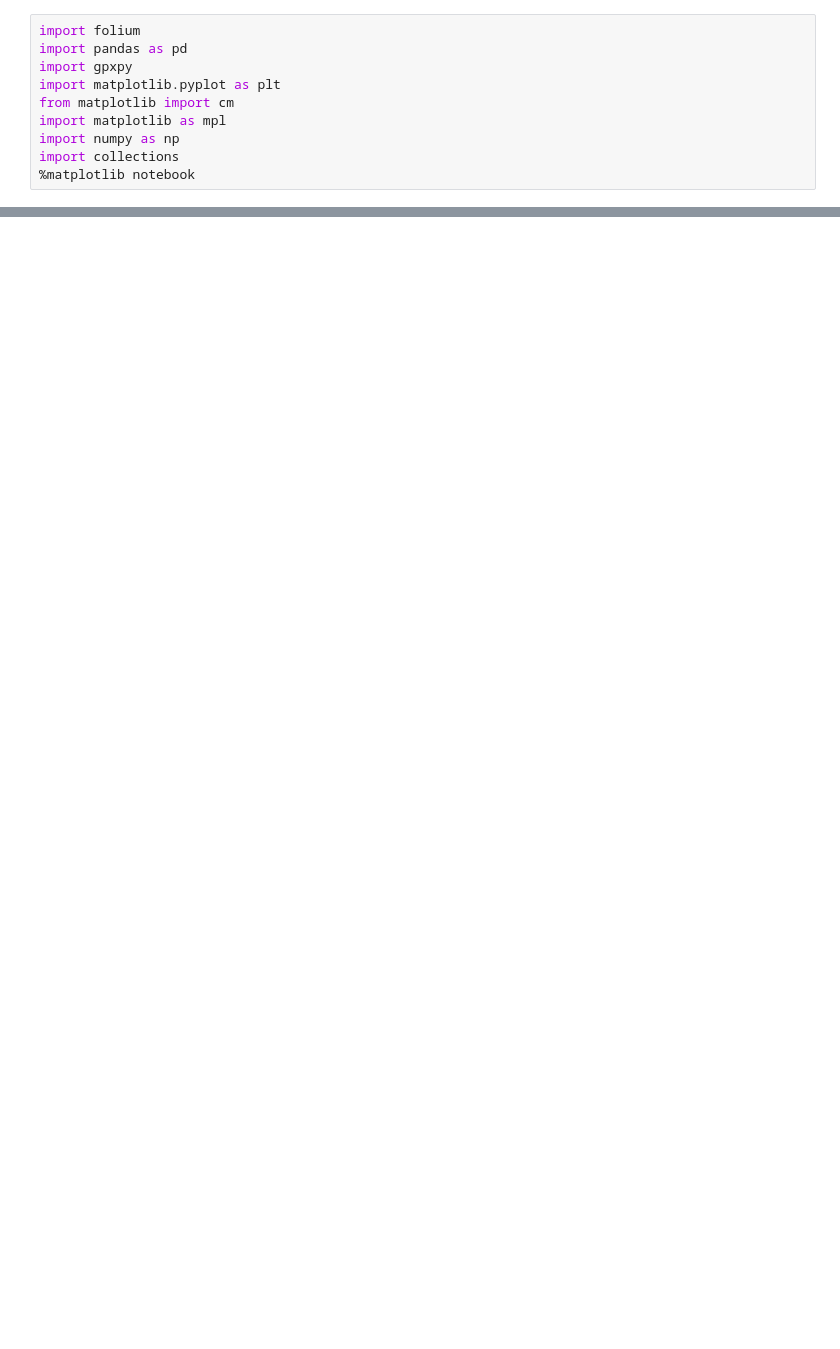
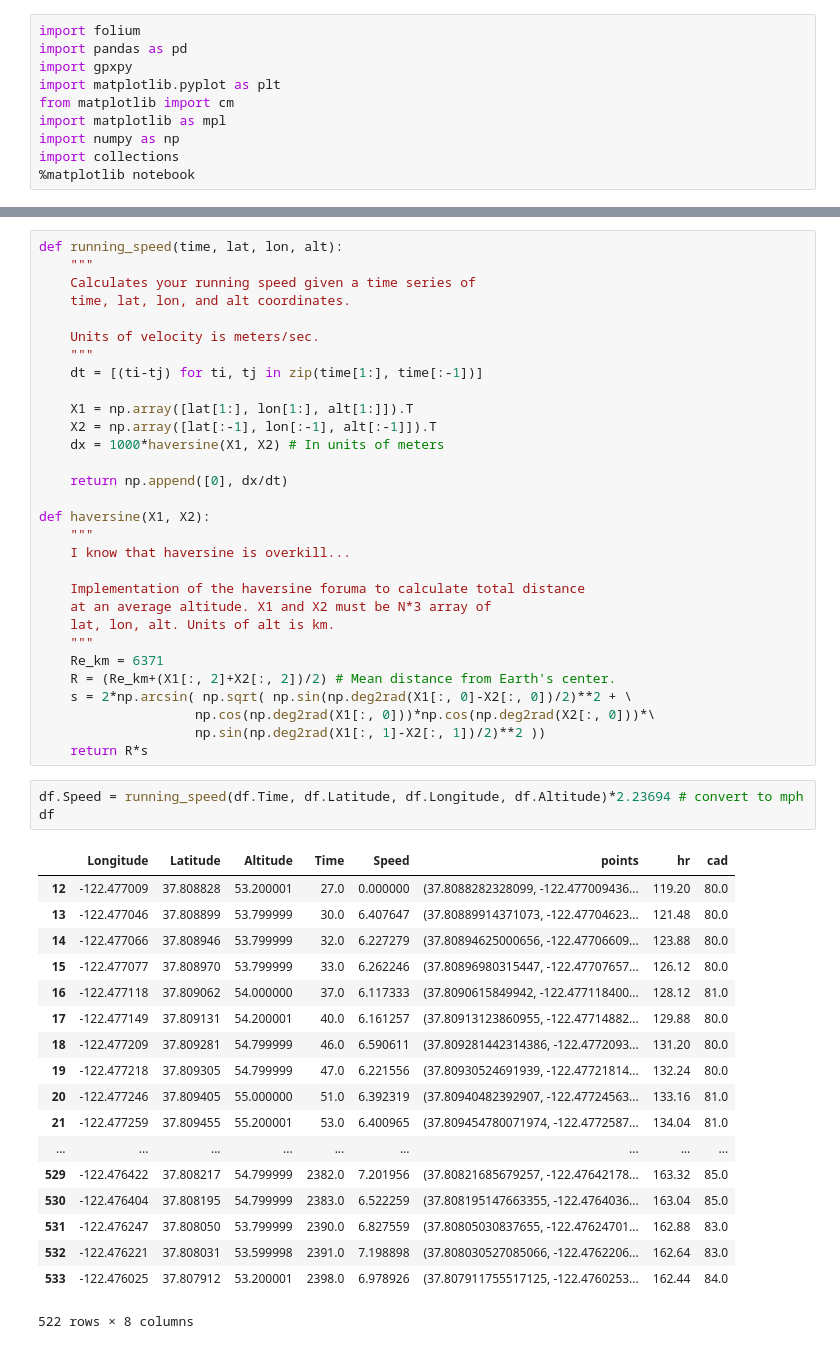
Before and after one commit to reyannlarkey/binder_test, a Jupyter notebook: main.ipynb, the cells around one changed output, grey strips where cells are left out. Cells and saved outputs as stored; diff of their text form; blank space fills up the shorter version.

```diff
--- a/main.ipynb
+++ b/main.ipynb
@@ -53,3 +56,55 @@ df.head()
+# %%
+def running_speed(time, lat, lon, alt):
+    """
+    Calculates your running speed given a time series of
+    time, lat, lon, and alt coordinates.
+
+    Units of velocity is meters/sec.
+    """
+    dt = [(ti-tj) for ti, tj in zip(time[1:], time[:-1])]
+
+    X1 = np.array([lat[1:], lon[1:], alt[1:]]).T
+    X2 = np.array([lat[:-1], lon[:-1], alt[:-1]]).T
+    dx = 1000*haversine(X1, X2) # In units of meters
+
+    return np.append([0], dx/dt)
+
+def haversine(X1, X2):
+    """
+    I know that haversine is overkill...
+
+    Implementation of the haversine foruma to calculate total distance
+    at an average altitude. X1 and X2 must be N*3 array of
+    lat, lon, alt. Units of alt is km.
+    """
+    Re_km = 6371
+    R = (Re_km+(X1[:, 2]+X2[:, 2])/2) # Mean distance from Earth's center.
+    s = 2*np.arcsin( np.sqrt( np.sin(np.deg2rad(X1[:, 0]-X2[:, 0])/2)**2 + \
+                    np.cos(np.deg2rad(X1[:, 0]))*np.cos(np.deg2rad(X2[:, 0]))*\
+                    np.sin(np.deg2rad(X1[:, 1]-X2[:, 1])/2)**2 ))
+    return R*s
+# %%
+df.Speed = running_speed(df.Time, df.Latitude, df.Longitude, df.Altitude)*2.23694 # convert to mph
+df
+# %% [output]
+|  | Longitude | Latitude | Altitude | Time | Speed | points | hr | cad |
+| 12 | -122.477009 | 37.808828 | 53.200001 | 27.0 | 0.000000 | (37.8088282328099, -122.477009436... | 119.20 | 80.0 |
+| 13 | -122.477046 | 37.808899 | 53.799999 | 30.0 | 6.407647 | (37.80889914371073, -122.47704623... | 121.48 | 80.0 |
+| 14 | -122.477066 | 37.808946 | 53.799999 | 32.0 | 6.227279 | (37.80894625000656, -122.47706609... | 123.88 | 80.0 |
+| 15 | -122.477077 | 37.808970 | 53.799999 | 33.0 | 6.262246 | (37.80896980315447, -122.47707657... | 126.12 | 80.0 |
+| 16 | -122.477118 | 37.809062 | 54.000000 | 37.0 | 6.117333 | (37.8090615849942, -122.477118400... | 128.12 | 81.0 |
+| 17 | -122.477149 | 37.809131 | 54.200001 | 40.0 | 6.161257 | (37.80913123860955, -122.47714882... | 129.88 | 80.0 |
+| 18 | -122.477209 | 37.809281 | 54.799999 | 46.0 | 6.590611 | (37.809281442314386, -122.4772093... | 131.20 | 80.0 |
+| 19 | -122.477218 | 37.809305 | 54.799999 | 47.0 | 6.221556 | (37.80930524691939, -122.47721814... | 132.24 | 80.0 |
+| 20 | -122.477246 | 37.809405 | 55.000000 | 51.0 | 6.392319 | (37.80940482392907, -122.47724563... | 133.16 | 81.0 |
+| 21 | -122.477259 | 37.809455 | 55.200001 | 53.0 | 6.400965 | (37.809454780071974, -122.4772587... | 134.04 | 81.0 |
+| ... | ... | ... | ... | ... | ... | ... | ... | ... |
+| 529 | -122.476422 | 37.808217 | 54.799999 | 2382.0 | 7.201956 | (37.80821685679257, -122.47642178... | 163.32 | 85.0 |
+| 530 | -122.476404 | 37.808195 | 54.799999 | 2383.0 | 6.522259 | (37.808195147663355, -122.4764036... | 163.04 | 85.0 |
+| 531 | -122.476247 | 37.808050 | 53.799999 | 2390.0 | 6.827559 | (37.80805030837655, -122.47624701... | 162.88 | 83.0 |
+| 532 | -122.476221 | 37.808031 | 53.599998 | 2391.0 | 7.198898 | (37.808030527085066, -122.4762206... | 162.64 | 83.0 |
+| 533 | -122.476025 | 37.807912 | 53.200001 | 2398.0 | 6.978926 | (37.807911755517125, -122.4760253... | 162.44 | 84.0 |
+522 rows × 8 columns
 # %%
 bzn = [45.6770, -111.0429]
 
```
Also changed, not shown: parts of 5 cells of this notebook, 2 other files.
